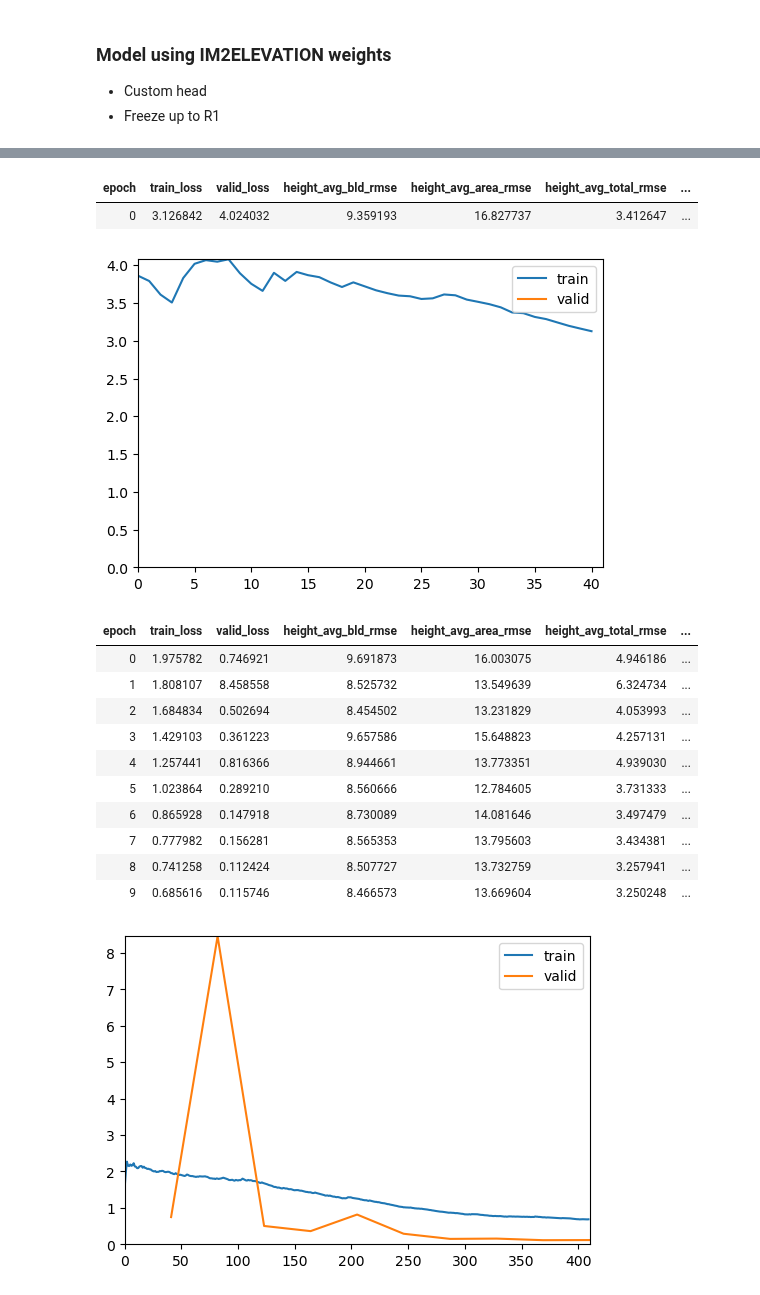
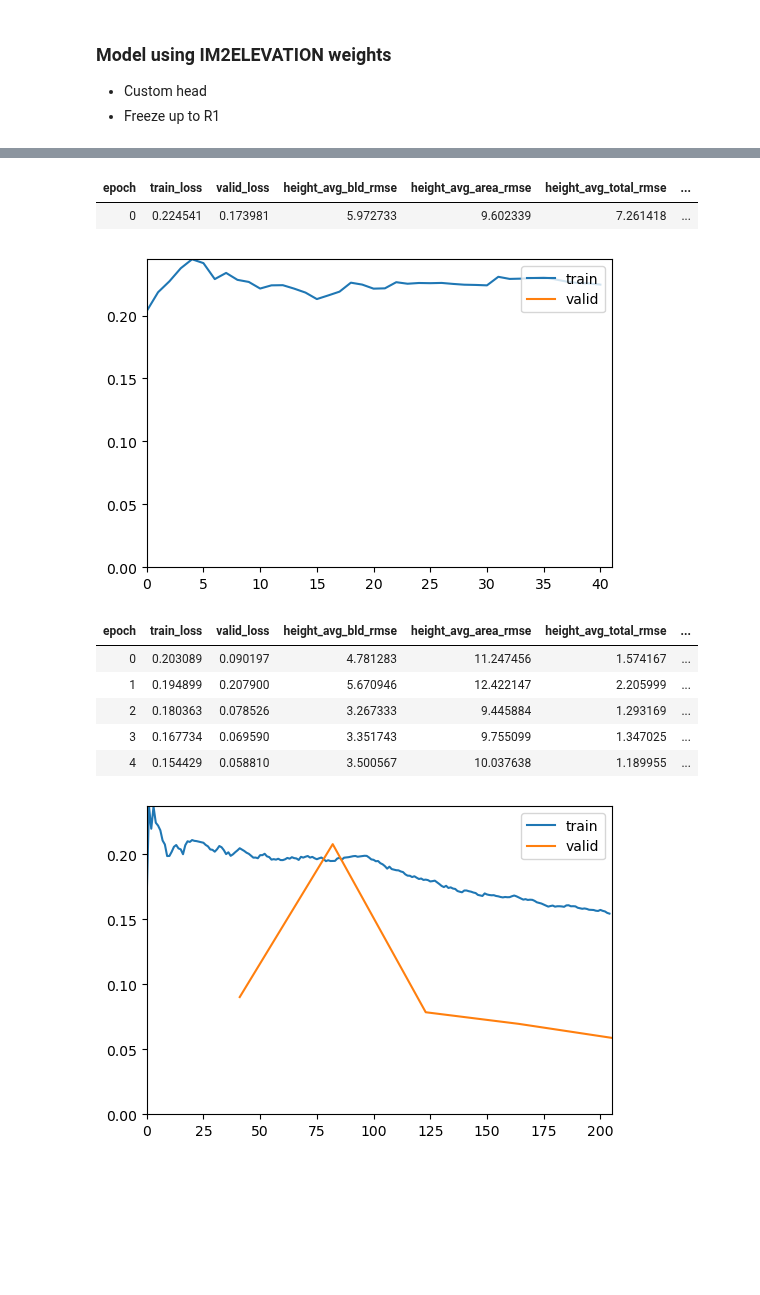
Before and after one commit to LQCHAN022/UMP-estimation, a Jupyter notebook: sentinel_ump_IM2ELEVATION.ipynb, the cells around one changed output, grey strips where cells are left out. Drawn from its saved outputs; the diff is of its cells as text; code cells hidden in the pictures; blank space fills up the shorter version.

Commit message:
Revamp model head layers and normalisation

```diff
--- a/sentinel_ump_IM2ELEVATION.ipynb
+++ b/sentinel_ump_IM2ELEVATION.ipynb
@@ -81,3 +94,10 @@ x_val shape: (614, 12, 91, 91), y_val shape: (614, 8)
 ### Normalising x and y
 # %% [markdown]
 Normalisation will only be fitted on the training set, and the same parameters will be used for the validation sets
+# %%
+for i in range(12):
+    print(x_train[:, i].min(), end= " ")
+    print(x_train[:, i].max())
+    print(x_val[:, i].min(), end= " ")
+    print(x_val[:, i].max())
+    print()
@@ -84,14 +122,17 @@ Normalisation will only be fitted on the training set, and the same parameters w
 # %%
 class NDNormalizer:
+    """
+    Class that normalises the values from 0 - 255 to match the inputs that the original senet is trained on
+    """
     def __init__(self, x):
         self.min_x = x.min()
         self.max_x = x.max()
 
     def transform(self, new_x):
-        return new_x / self.max_x
+        return (new_x / self.max_x) * 255
 
     def revert(self, new_x):
-        return new_x * self.max_x
+        return new_x * self.max_x / 255
 # %%
 x_norms = []
 x_train_norm = np.array(x_train)
@@ -297,7 +339,8 @@ checkpoint = torch.load(CHECKPT_PATH)
 
 to_delete = []
 for layer in checkpoint["state_dict"].keys():
-    if any([word in layer.upper() for word in ["HARM", "R.CONV3", "R.BN3", "R.CONV4", "R.BN4"]]):
+    if any([word in layer.upper() for word in ["HARM", "R.CONV4", "R.BN4"]]):
+    # if any([word in layer.upper() for word in ["HARM", "R.CONV3", "R.BN3", "R.CONV4", "R.BN4"]]):
         to_delete.append(layer)
 print(to_delete)
 
@@ -356,18 +407,13 @@ SuggestedLRs(valley=0.0014454397605732083)
 # %%
-learn.fine_tune(10, 0.001, cbs= [ShowGraphCallback()])
+learn.fine_tune(5, 0.001, cbs= [ShowGraphCallback()])
 # %% [output]
 | epoch | train_loss | valid_loss | height_avg_bld_rmse | height_avg_area_rmse | height_avg_total_rmse | ... |
-| 0 | 3.126842 | 4.024032 | 9.359193 | 16.827737 | 3.412647 | ... |
+| 0 | 0.224541 | 0.173981 | 5.972733 | 9.602339 | 7.261418 | ... |
-[figure, old version]
+[figure, new version]
 | epoch | train_loss | valid_loss | height_avg_bld_rmse | height_avg_area_rmse | height_avg_total_rmse | ... |
-| 0 | 1.975782 | 0.746921 | 9.691873 | 16.003075 | 4.946186 | ... |
-| 1 | 1.808107 | 8.458558 | 8.525732 | 13.549639 | 6.324734 | ... |
-| 2 | 1.684834 | 0.502694 | 8.454502 | 13.231829 | 4.053993 | ... |
-| 3 | 1.429103 | 0.361223 | 9.657586 | 15.648823 | 4.257131 | ... |
-| 4 | 1.257441 | 0.816366 | 8.944661 | 13.773351 | 4.939030 | ... |
-| 5 | 1.023864 | 0.289210 | 8.560666 | 12.784605 | 3.731333 | ... |
-| 6 | 0.865928 | 0.147918 | 8.730089 | 14.081646 | 3.497479 | ... |
-| 7 | 0.777982 | 0.156281 | 8.565353 | 13.795603 | 3.434381 | ... |
-| 8 | 0.741258 | 0.112424 | 8.507727 | 13.732759 | 3.257941 | ... |
-| 9 | 0.685616 | 0.115746 | 8.466573 | 13.669604 | 3.250248 | ... |
+| 0 | 0.203089 | 0.090197 | 4.781283 | 11.247456 | 1.574167 | ... |
+| 1 | 0.194899 | 0.207900 | 5.670946 | 12.422147 | 2.205999 | ... |
+| 2 | 0.180363 | 0.078526 | 3.267333 | 9.445884 | 1.293169 | ... |
+| 3 | 0.167734 | 0.069590 | 3.351743 | 9.755099 | 1.347025 | ... |
+| 4 | 0.154429 | 0.058810 | 3.500567 | 10.037638 | 1.189955 | ... |
-[figure, old version]
+[figure, new version]
```
Also changed, not shown: parts of 18 cells of this notebook, 1 other file.
